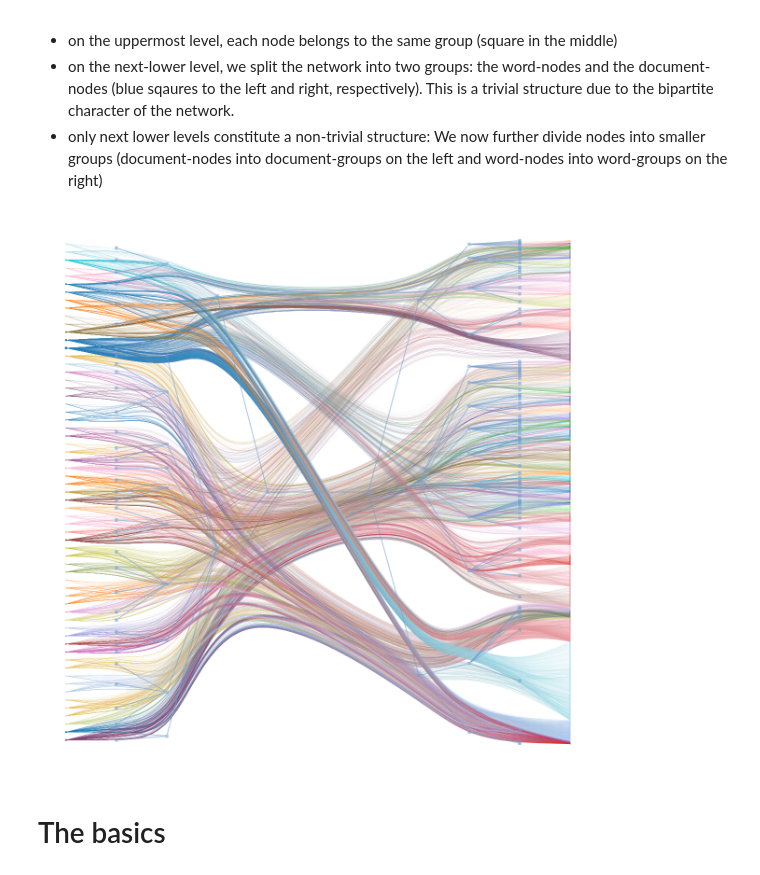
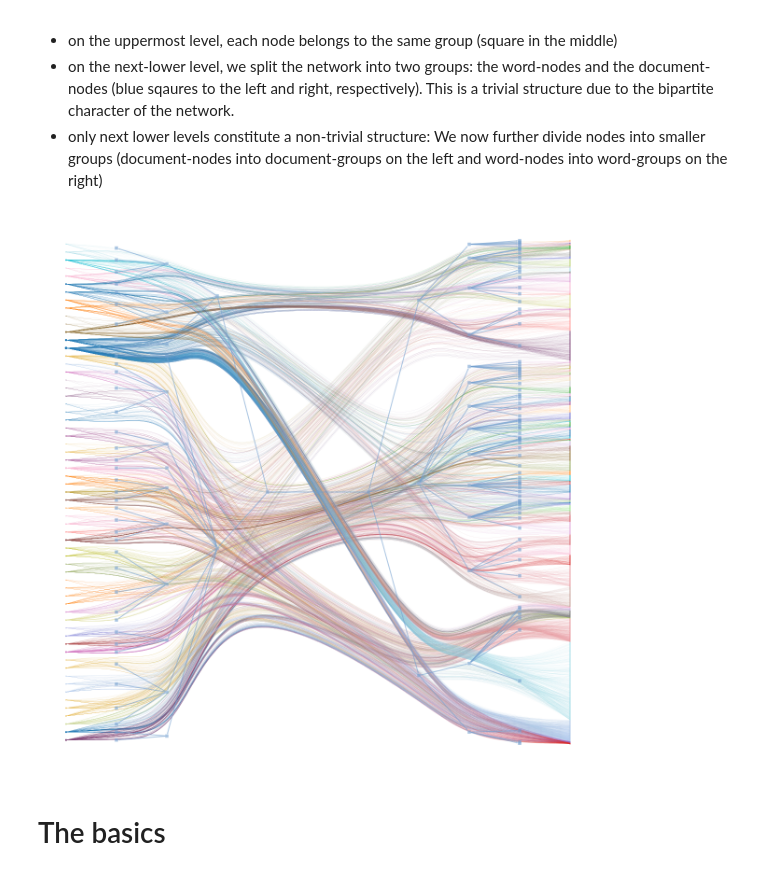
Before and after one commit to edugalt/hSBM_Topicmodel, a Jupyter notebook: TopSBM-colab.ipynb, the cells around one changed output. Cells and saved outputs as stored; diff of their text form; code cells hidden in the pictures.

```diff
--- a/TopSBM-colab.ipynb
+++ b/TopSBM-colab.ipynb
@@ -145,9 +102,9 @@ The result is a grouping of nodes into groups on multiple levels in the hierarch
 - on the next-lower level, we split the network into two groups: the word-nodes and the document-nodes (blue sqaures to the left and right, respectively). This is a trivial structure due to the bipartite character of the network.
 - only next lower levels constitute a non-trivial structure: We now further divide nodes into smaller groups (document-nodes into document-groups on the left and word-nodes into word-groups on the right)
 # %%
-model.plot(nedges=10000)
+model.plot(nedges=5000)
 # %% [output]
-[figure, old version]
+[figure, new version]
 # %% [markdown]
 # The basics
 # %% [markdown]
```
Also changed, not shown: parts of 8 cells of this notebook.
